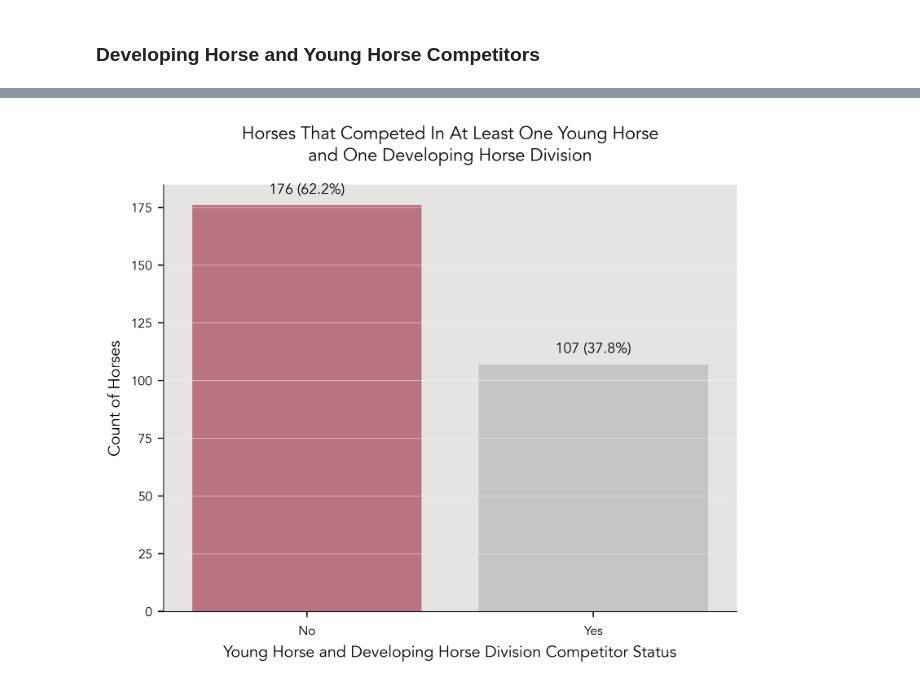
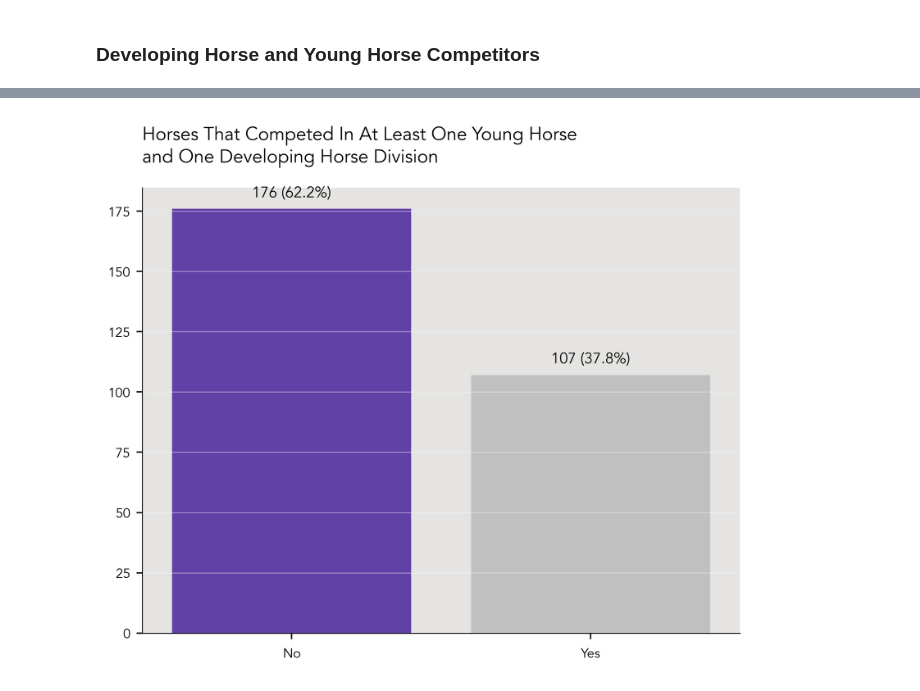
Before and after one commit to siobyrne/young-dressage-horse-program-analysis, a Jupyter notebook: developinghorse.ipynb, the cells around one changed output, grey strips where cells are left out. Cells and saved outputs as stored; diff of their text form; code cells hidden in the pictures.

```diff
--- a/developinghorse.ipynb
+++ b/developinghorse.ipynb
@@ -111,8 +114,9 @@ The percentage of CDI competitors is 67.49%
 ax = sns.countplot(
    x = 'CDI Competitor',
    data = total_dev_horses,
-   palette = ['#f8961e', '#b7b8b8'],
-   alpha = .7,
+   palette = ['#ec5b57', '#b7b8b8'],
+   hue = 'CDI Competitor',
+   alpha = .8,
    order = total_dev_horses['CDI Competitor'].value_counts().index
 )
 
@@ -121,9 +125,9 @@ for p in ax.patches:
     ax.annotate("{:0,.0f} ({:,.1f}%)".format(p.get_height(), p.get_height()*100/dev_horse_count), (p.get_x() + p.get_width()/2, p.get_height() + 3), ha = 'center', va = 'bottom', fontsize=9)
 
 # set title, xlabel, and ylabel
-plt.title('CDI vs Non-CDI Former Developing Horse Division Competitors')
-plt.xlabel('CDI Competitor Status')
-plt.ylabel('Count of Horses')
+plt.title('CDI vs Non-CDI Former Developing Horse Division Competitors', loc='left')
+ax.set_xlabel(None)
+ax.set_ylabel(None)
 
 # save and show figure
 plt.savefig('images/dh-cdi-competitors.png')
@@ -192,8 +196,9 @@ dev_gp_count = len(dev_scores_df)
 ax = sns.countplot(
    x = 'ScoreRank',
    data = dev_scores_df,
-   palette = ['#83D7FC', '#b7b8b8'],
-   alpha = .7,
+   palette = ['#4cc9f0', '#b7b8b8'],
+   hue = 'ScoreRank',
+   alpha = .8,
    order = dev_scores_df['ScoreRank'].value_counts().index
 )
 
@@ -202,9 +207,9 @@ for p in ax.patches:
     ax.annotate("{:0,.0f}\n({:,.1f}%)".format(p.get_height(), p.get_height()*100/dev_gp_count), (p.get_x() + p.get_width()/2, p.get_height() + 1), ha = 'center', va = 'bottom', fontsize=8)
 
 # set title, xlabel, and ylabel
-ax.set_title('Former Developing Horse Competitors at Grand Prix\nScoring 65.9% or Over vs Scoring Under 65.9%')
-plt.ylabel('Count of Horses')
-plt.xlabel('Overall Score')
+ax.set_title('Former Developing Horse Competitors at Grand Prix\nScoring 65.9% or Over vs Scoring Under 65.9%', loc='left')
+ax.set_ylabel(None)
+ax.set_xlabel(None)
 
 # save and show figure
 plt.tight_layout()
@@ -328,29 +316,30 @@ There were 65 horses (60.7%) that competed in at least one Young Horse division
 # %%
 #  create a countplot to visualize horses that competed in both divisions
 
 # set options for countplot
 ax = sns.countplot(
    x = 'BothDivisions',
    data = yh_and_dh,
-   palette = ['#ba324f', '#b7b8b8'],
-   alpha = .7,
+   palette = ['#3a03ac', '#b7b8b8'],
+   alpha = .8,
+   hue = 'BothDivisions',
    order = yh_and_dh['BothDivisions'].value_counts().index
 )
 
 # add annotation for count and percentage of CDI vs non-CDI
 for p in ax.patches:
     ax.annotate("{:0,.0f} ({:,.1f}%)".format(p.get_height(), p.get_height()*100/dev_horse_count), (p.get_x() + p.get_width()/2, p.get_height() + 3), ha = 'center', va = 'bottom', fontsize=9)
 
 # set title, xlabel, and ylabel
-plt.title('Horses That Competed In At Least One Young Horse\nand One Developing Horse Division')
-plt.xlabel('Young Horse and Developing Horse Division Competitor Status')
-plt.ylabel('Count of Horses')
+plt.title('Horses That Competed In At Least One Young Horse\nand One Developing Horse Division', loc='left')
+ax.set_xlabel(None)
+ax.set_ylabel(None)
 
 # save and show figure
 plt.savefig('images/yh-and-dh-competitors.png')
 plt.show()
 # %% [output]
-[figure, old version]
+[figure, new version]
 # %%
 # create countplot of average Grand Prix scores of former Developing Horse competitors
 
```
Also changed, not shown: parts of 9 cells of this notebook, 5 other files.
